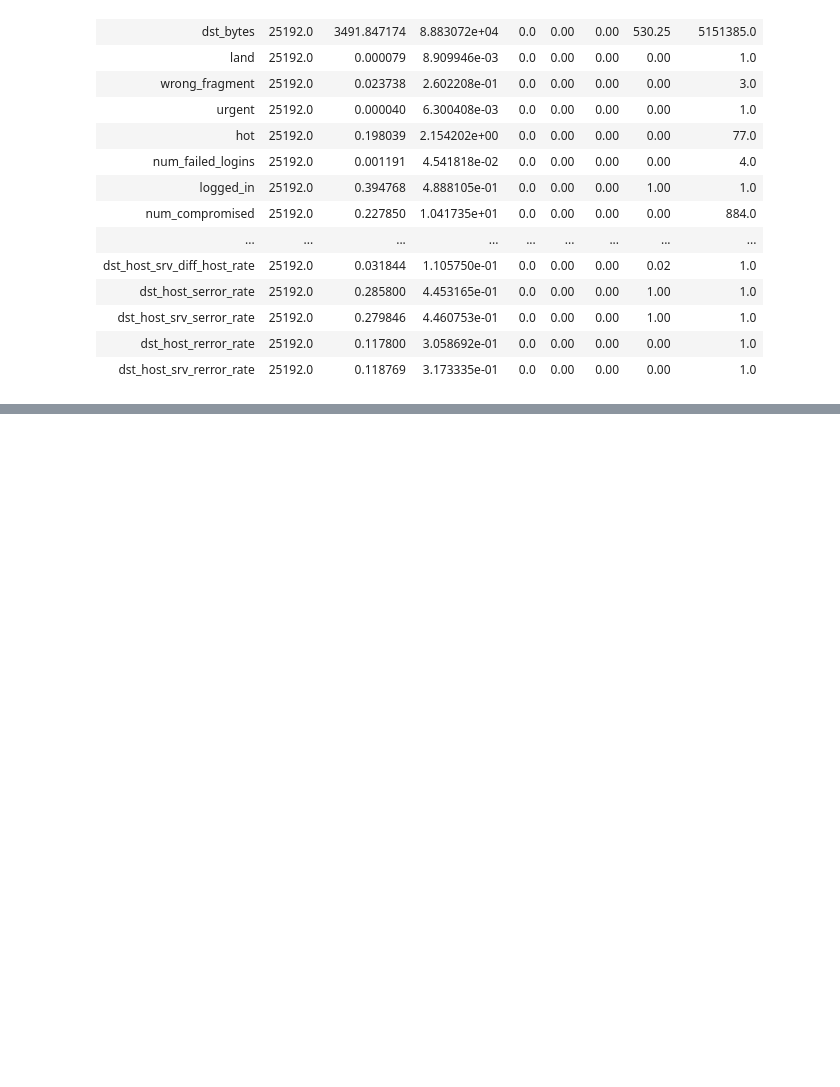
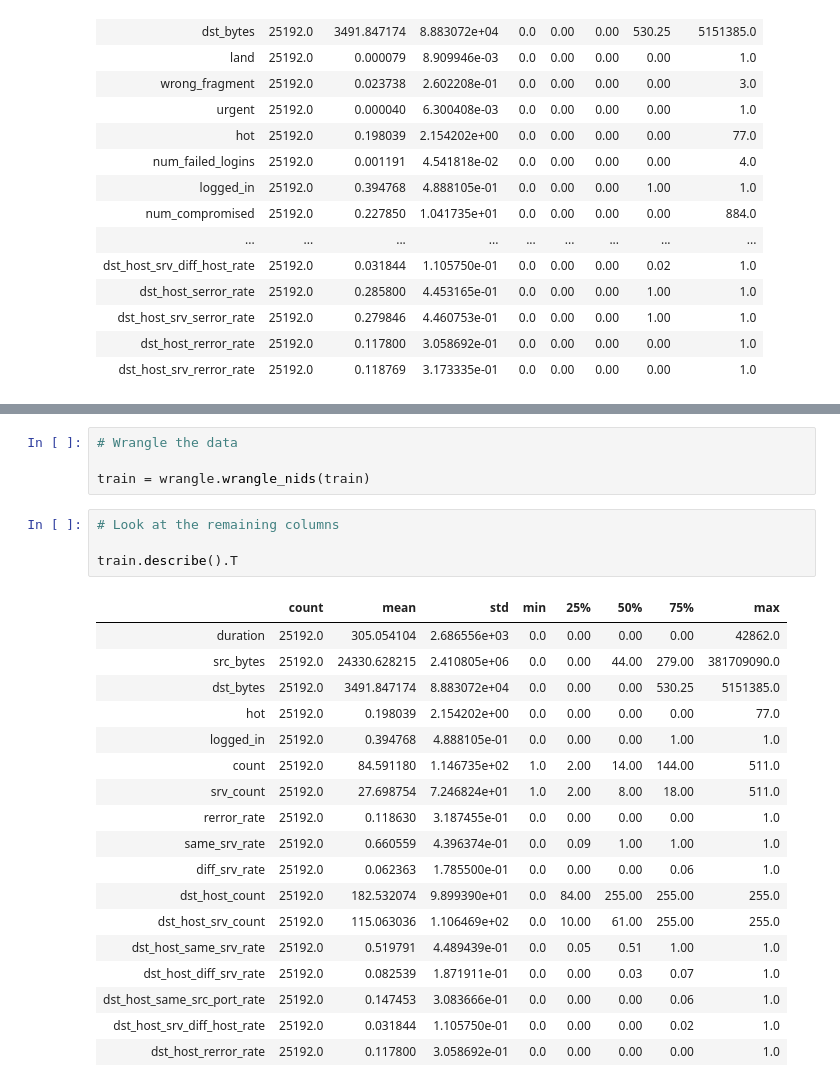
Before and after one commit to QuantumKane/network_intrusion_detection, a Jupyter notebook: exploration.ipynb, the cells around one changed output, grey strips where cells are left out. Saved outputs shown, nothing was run; the diff lists cells and outputs as text; blank space fills up the shorter version.

```diff
--- a/exploration.ipynb
+++ b/exploration.ipynb
@@ -89,0 +98,27 @@ sns.heatmap(train.corr(),cmap="Blues")
+# %%
+# Wrangle the data
+
+train = wrangle.wrangle_nids(train)
+# %%
+# Look at the remaining columns
+
+train.describe().T
+# %% [output]
+|  | count | mean | std | min | 25% | 50% | 75% | max |
+| duration | 25192.0 | 305.054104 | 2.686556e+03 | 0.0 | 0.00 | 0.00 | 0.00 | 42862.0 |
+| src_bytes | 25192.0 | 24330.628215 | 2.410805e+06 | 0.0 | 0.00 | 44.00 | 279.00 | 381709090.0 |
+| dst_bytes | 25192.0 | 3491.847174 | 8.883072e+04 | 0.0 | 0.00 | 0.00 | 530.25 | 5151385.0 |
+| hot | 25192.0 | 0.198039 | 2.154202e+00 | 0.0 | 0.00 | 0.00 | 0.00 | 77.0 |
+| logged_in | 25192.0 | 0.394768 | 4.888105e-01 | 0.0 | 0.00 | 0.00 | 1.00 | 1.0 |
+| count | 25192.0 | 84.591180 | 1.146735e+02 | 1.0 | 2.00 | 14.00 | 144.00 | 511.0 |
+| srv_count | 25192.0 | 27.698754 | 7.246824e+01 | 1.0 | 2.00 | 8.00 | 18.00 | 511.0 |
+| rerror_rate | 25192.0 | 0.118630 | 3.187455e-01 | 0.0 | 0.00 | 0.00 | 0.00 | 1.0 |
+| same_srv_rate | 25192.0 | 0.660559 | 4.396374e-01 | 0.0 | 0.09 | 1.00 | 1.00 | 1.0 |
+| diff_srv_rate | 25192.0 | 0.062363 | 1.785500e-01 | 0.0 | 0.00 | 0.00 | 0.06 | 1.0 |
+| dst_host_count | 25192.0 | 182.532074 | 9.899390e+01 | 0.0 | 84.00 | 255.00 | 255.00 | 255.0 |
+| dst_host_srv_count | 25192.0 | 115.063036 | 1.106469e+02 | 0.0 | 10.00 | 61.00 | 255.00 | 255.0 |
+| dst_host_same_srv_rate | 25192.0 | 0.519791 | 4.489439e-01 | 0.0 | 0.05 | 0.51 | 1.00 | 1.0 |
+| dst_host_diff_srv_rate | 25192.0 | 0.082539 | 1.871911e-01 | 0.0 | 0.00 | 0.03 | 0.07 | 1.0 |
+| dst_host_same_src_port_rate | 25192.0 | 0.147453 | 3.083666e-01 | 0.0 | 0.00 | 0.00 | 0.06 | 1.0 |
+| dst_host_srv_diff_host_rate | 25192.0 | 0.031844 | 1.105750e-01 | 0.0 | 0.00 | 0.00 | 0.02 | 1.0 |
+| dst_host_rerror_rate | 25192.0 | 0.117800 | 3.058692e-01 | 0.0 | 0.00 | 0.00 | 0.00 | 1.0 |
```
Also changed, not shown: parts of 7 cells of this notebook.
